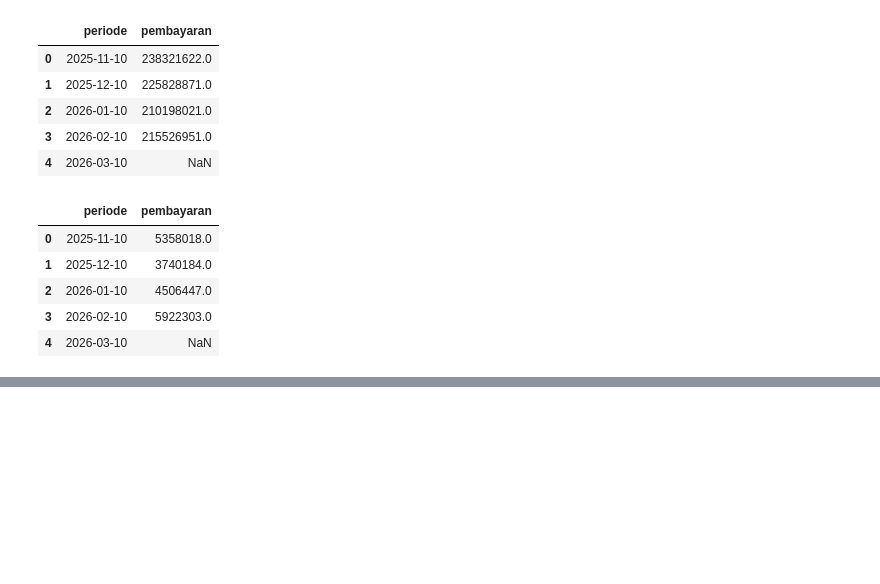
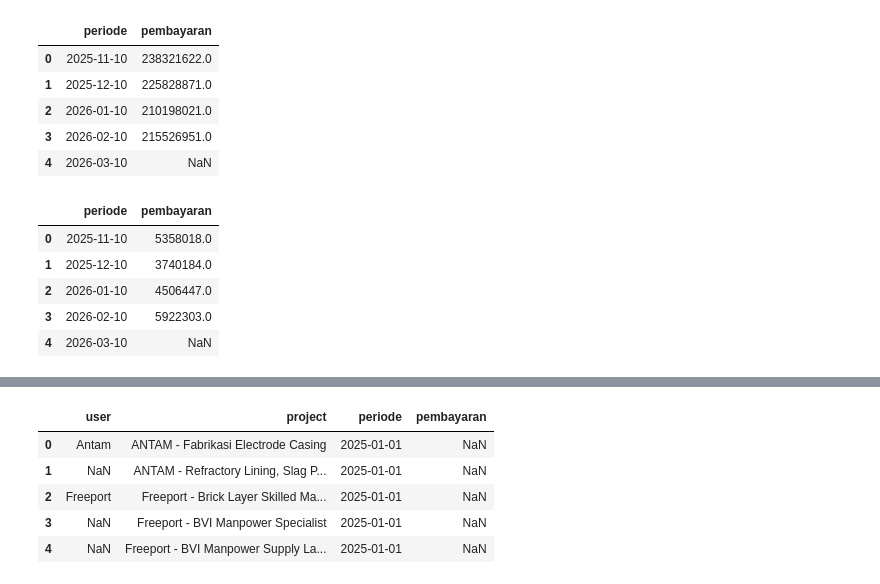
Before and after one commit to AryaaaSyaifuddin/Data-HR-for-Dashboard, a Jupyter notebook: test_data.ipynb, the cells around one changed output, grey strips where cells are left out. Saved outputs shown, nothing was run; the diff lists cells and outputs as text; code cells hidden in the pictures; blank space fills up the shorter version.

```diff
--- a/test_data.ipynb
+++ b/test_data.ipynb
@@ -406,0 +597,22 @@ df_tk2.head()
+# %%
+df_pay = pd.read_excel(
+    FILE_PATH,
+    sheet_name="Pay MCU 2026",
+    usecols="T:W"
+)
+
+df_pay.columns = [
+    "user",
+    "project",
+    "periode",
+    "pembayaran"
+]
+
+df_pay.head()
+# %% [output]
+|  | user | project | periode | pembayaran |
+| 0 | Antam | ANTAM - Fabrikasi Electrode Casing | 2025-01-01 | NaN |
+| 1 | NaN | ANTAM - Refractory Lining, Slag P... | 2025-01-01 | NaN |
+| 2 | Freeport | Freeport - Brick Layer Skilled Ma... | 2025-01-01 | NaN |
+| 3 | NaN | Freeport - BVI Manpower Specialist | 2025-01-01 | NaN |
+| 4 | NaN | Freeport - BVI Manpower Supply La... | 2025-01-01 | NaN |
```
Also changed, not shown: parts of 9 cells of this notebook, 2 other files.
